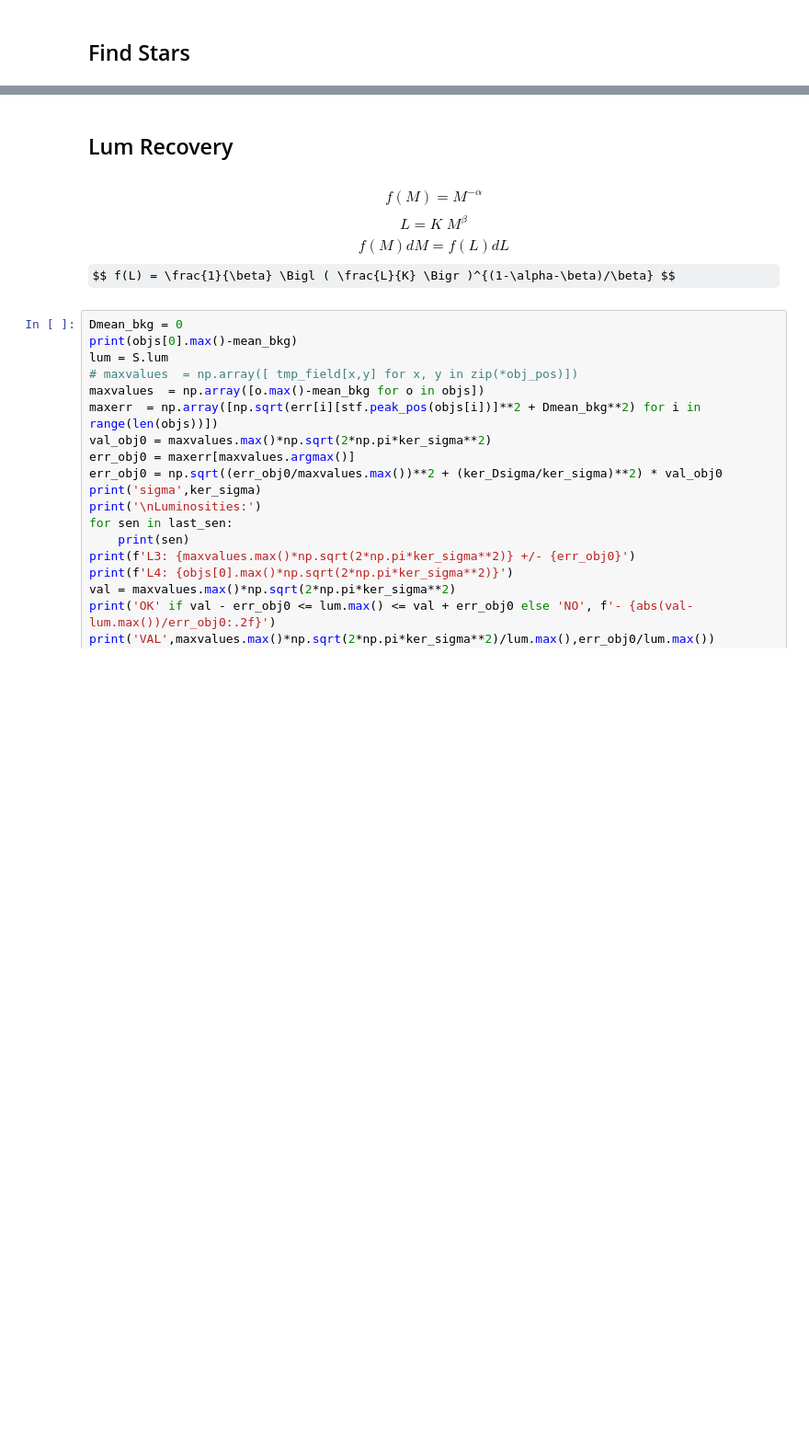
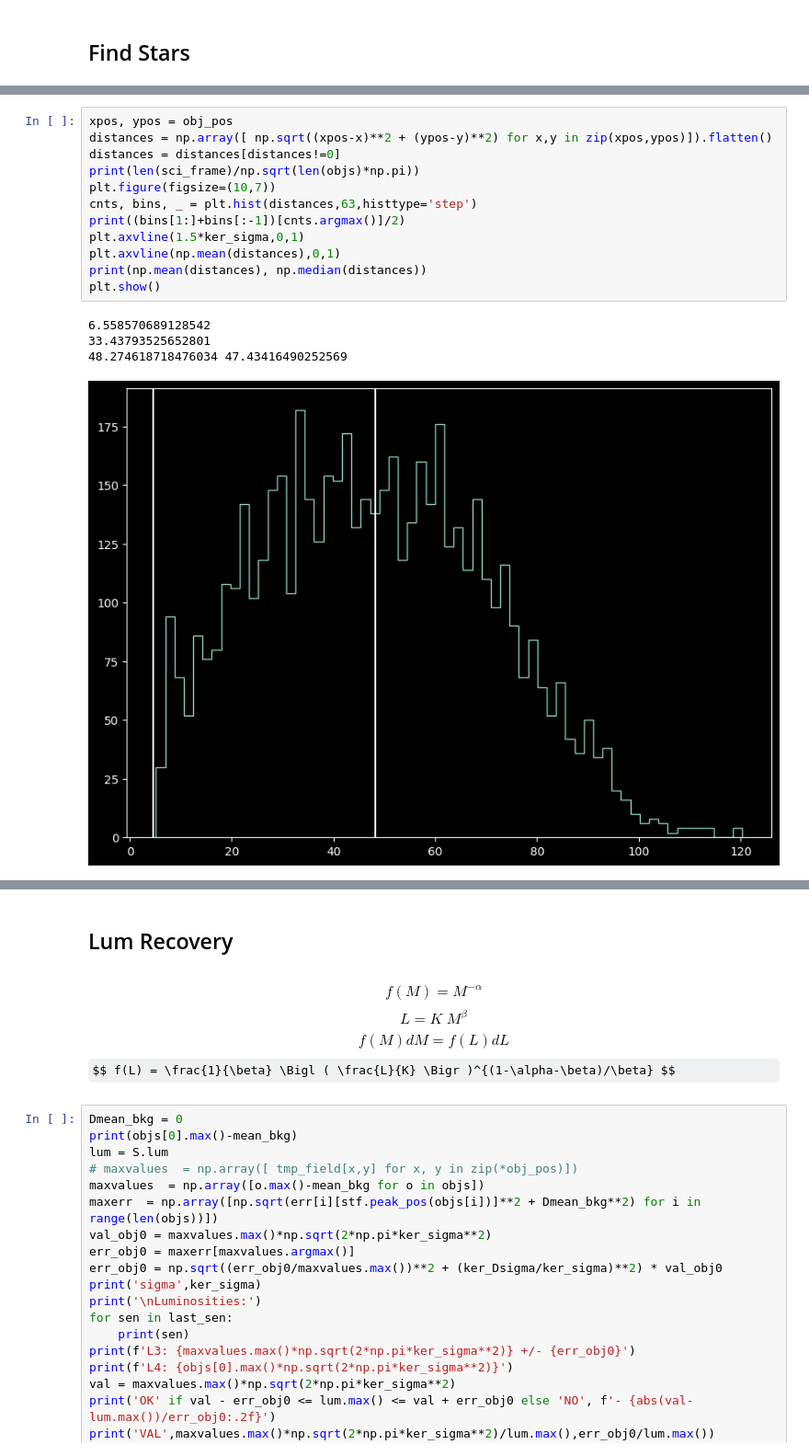
Before and after one commit to 00-berni/proj_2, a Jupyter notebook: implementation.ipynb, the cells around one changed output, grey strips where cells are left out. Shown at 92% size. Cells and saved outputs as stored; diff of their text form; some formulas as TeX source; blank space fills up the shorter version.

```diff
--- a/implementation.ipynb
+++ b/implementation.ipynb
@@ -894,0 +872,17 @@ Step 468
+# %%
+xpos, ypos = obj_pos
+distances = np.array([ np.sqrt((xpos-x)**2 + (ypos-y)**2) for x,y in zip(xpos,ypos)]).flatten()
+distances = distances[distances!=0]
+print(len(sci_frame)/np.sqrt(len(objs)*np.pi))
+plt.figure(figsize=(10,7))
+cnts, bins, _ = plt.hist(distances,63,histtype='step')
+print((bins[1:]+bins[:-1])[cnts.argmax()]/2)
+plt.axvline(1.5*ker_sigma,0,1)
+plt.axvline(np.mean(distances),0,1)
+print(np.mean(distances), np.median(distances))
+plt.show()
+# %% [output]
+6.558570689128542
+33.43793525652801
+48.274618718476034 47.43416490252569
+[figure, added]
```
Also changed, not shown: parts of 9 cells of this notebook.
